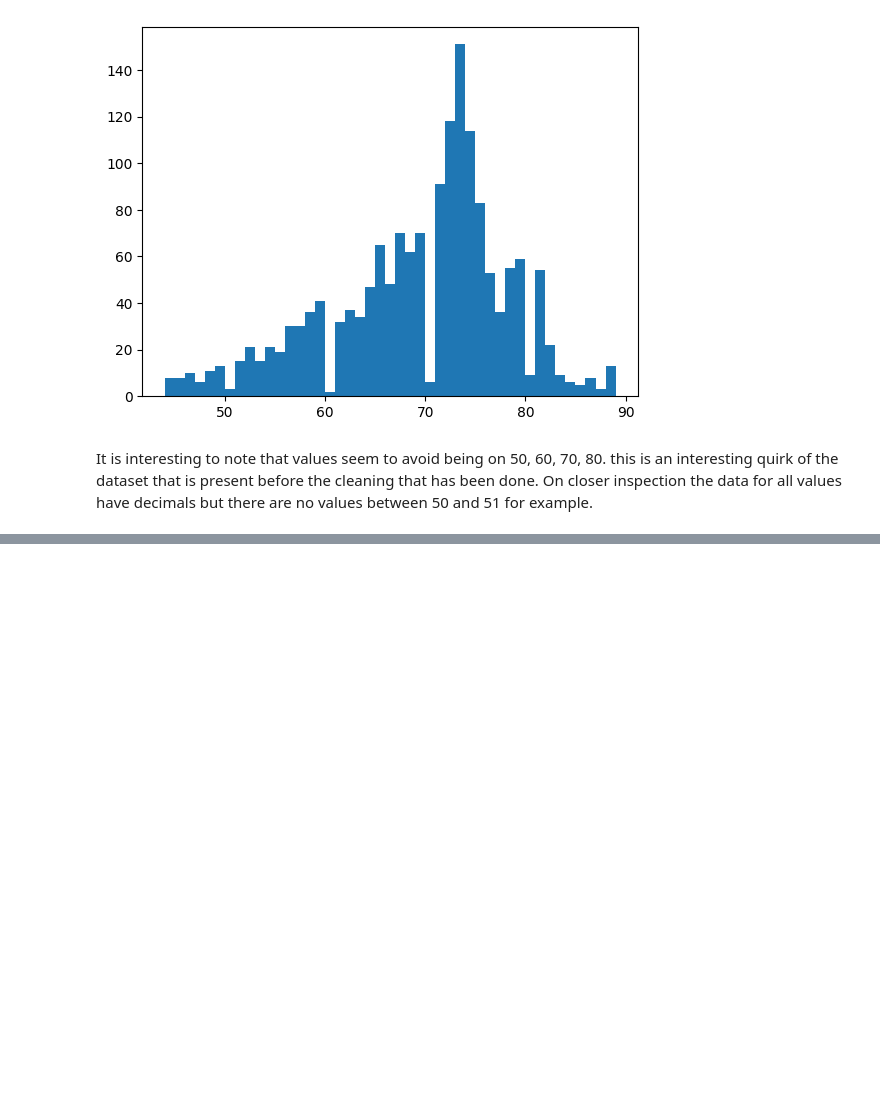
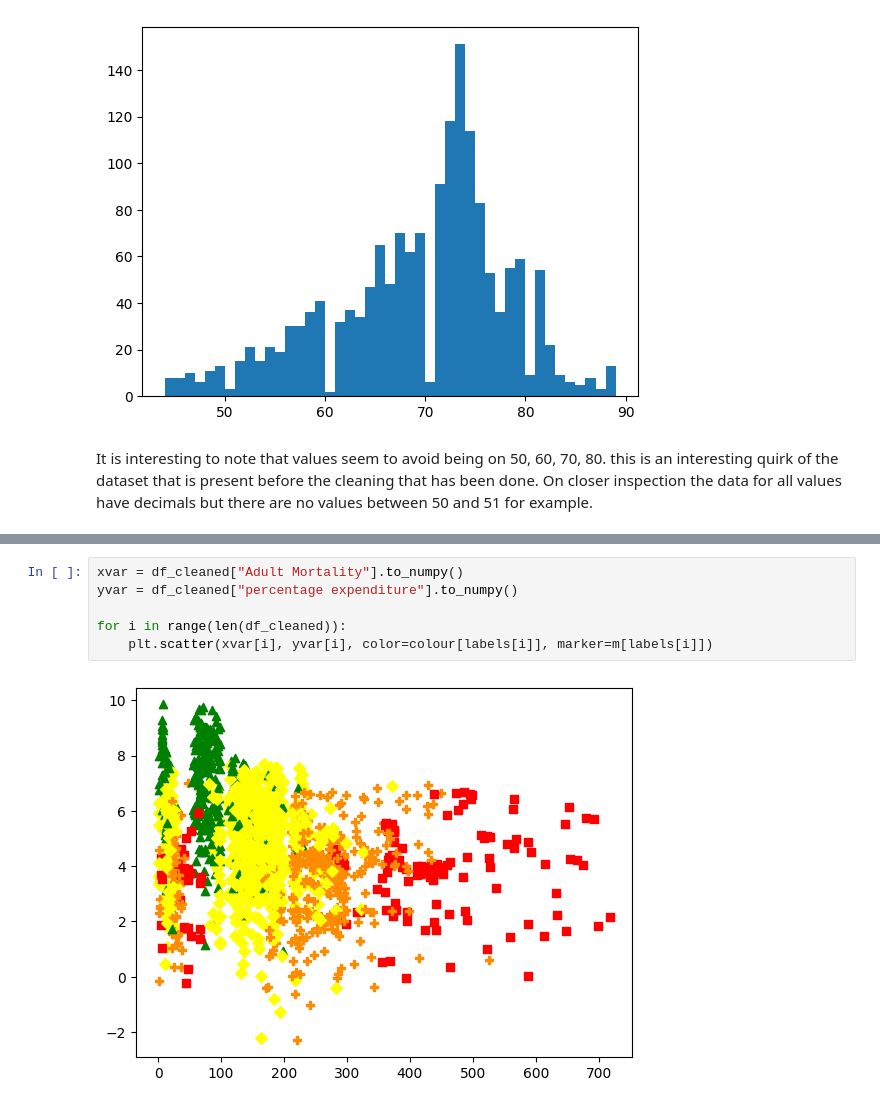
Before and after one commit to JoeOliverEvans/NHANES_PCA, a Jupyter notebook: main.ipynb, the cells around one changed output, grey strips where cells are left out. Drawn from its saved outputs; the diff is of its cells as text; blank space fills up the shorter version.

```diff
--- a/main.ipynb
+++ b/main.ipynb
@@ -158,0 +208,8 @@ On closer inspection the data for all values have decimals but there are no valu
+# %%
+xvar = df_cleaned["Adult Mortality"].to_numpy()
+yvar = df_cleaned["percentage expenditure"].to_numpy()
+
+for i in range(len(df_cleaned)):
+    plt.scatter(xvar[i], yvar[i], color=colour[labels[i]], marker=m[labels[i]])
+# %% [output]
+[figure, added]
```
Also changed, not shown: parts of 9 cells of this notebook.
